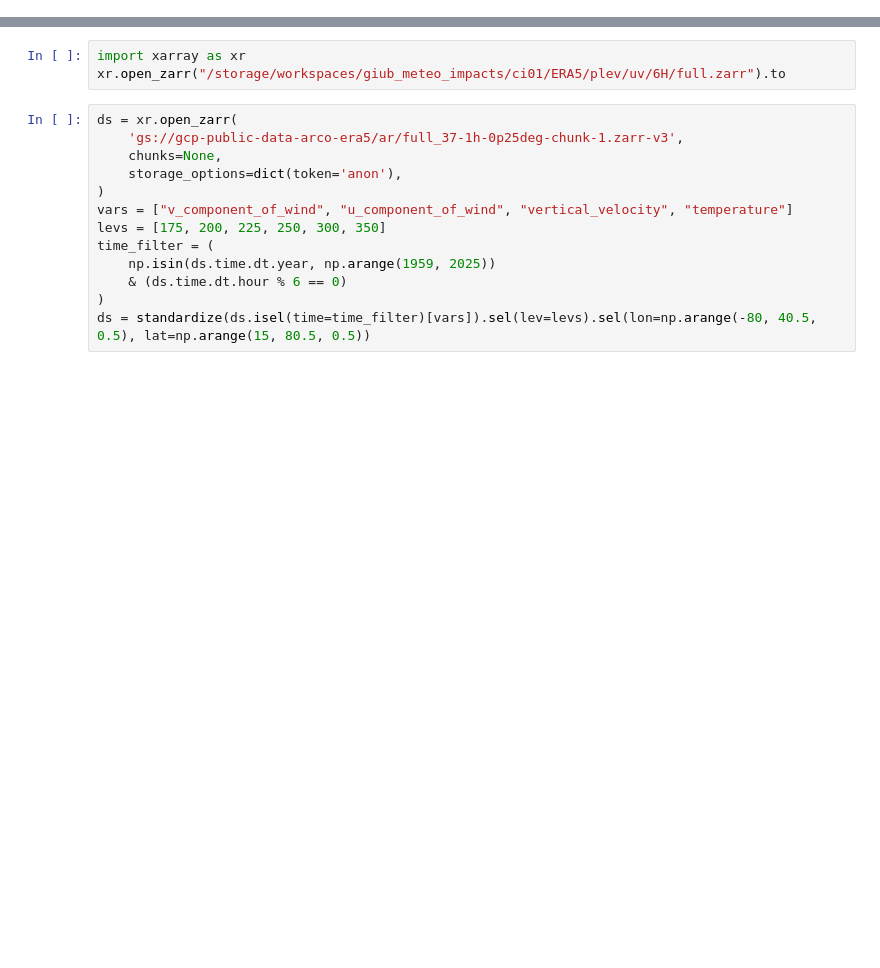
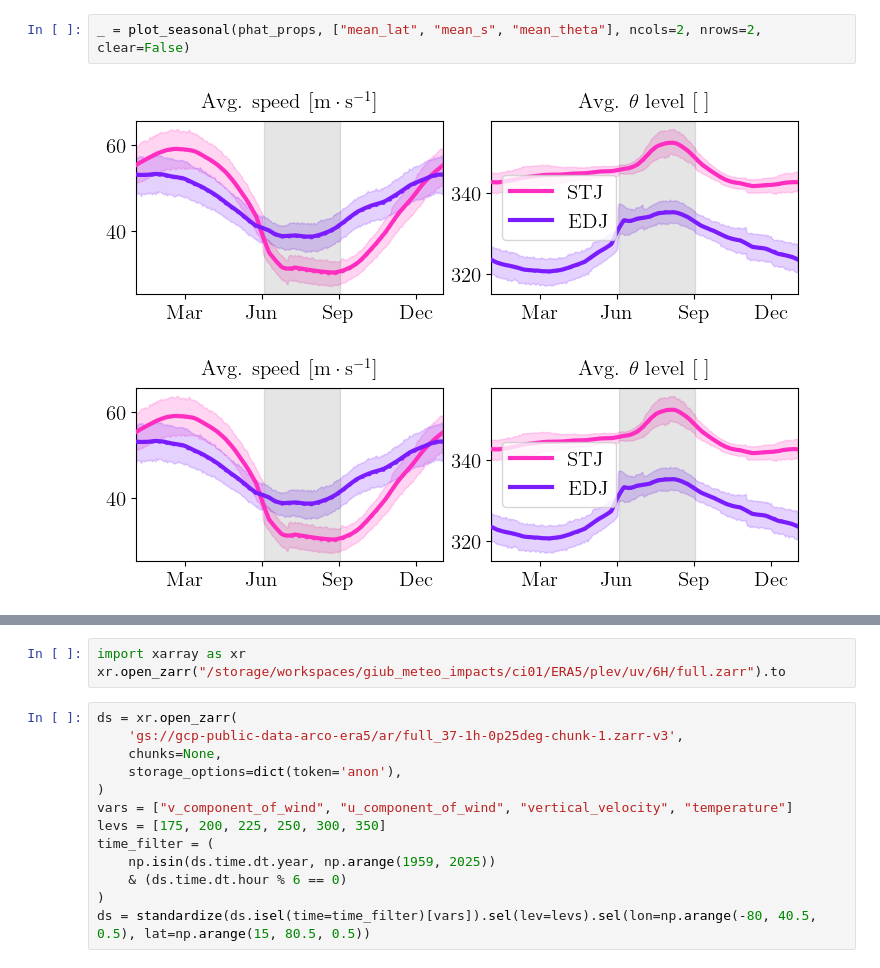
Before and after one commit to hbanderier/Jetutils, a Jupyter notebook: notebooks/on_remote/Persistence/persistent_jets_cesm.ipynb, the cells around one changed output, grey strips where cells are left out. Drawn from its saved outputs; the diff is of its cells as text; blank space fills up the shorter version.

```diff
--- a/notebooks/on_remote/Persistence/persistent_jets_cesm.ipynb
+++ b/notebooks/on_remote/Persistence/persistent_jets_cesm.ipynb
@@ -30,0 +57,5 @@ ds.to_zarr("/storage/workspaces/giub_meteo_impacts/ci01/ERA5/plev/uv/6H/full.zar
+# %%
+_ = plot_seasonal(phat_props, ["mean_lat", "mean_s", "mean_theta"], ncols=2, nrows=2, clear=False)
+# %% [output]
+[figure, added]
+[figure, added]
```
Also changed, not shown: parts of 7 cells of this notebook, 5 other files.
